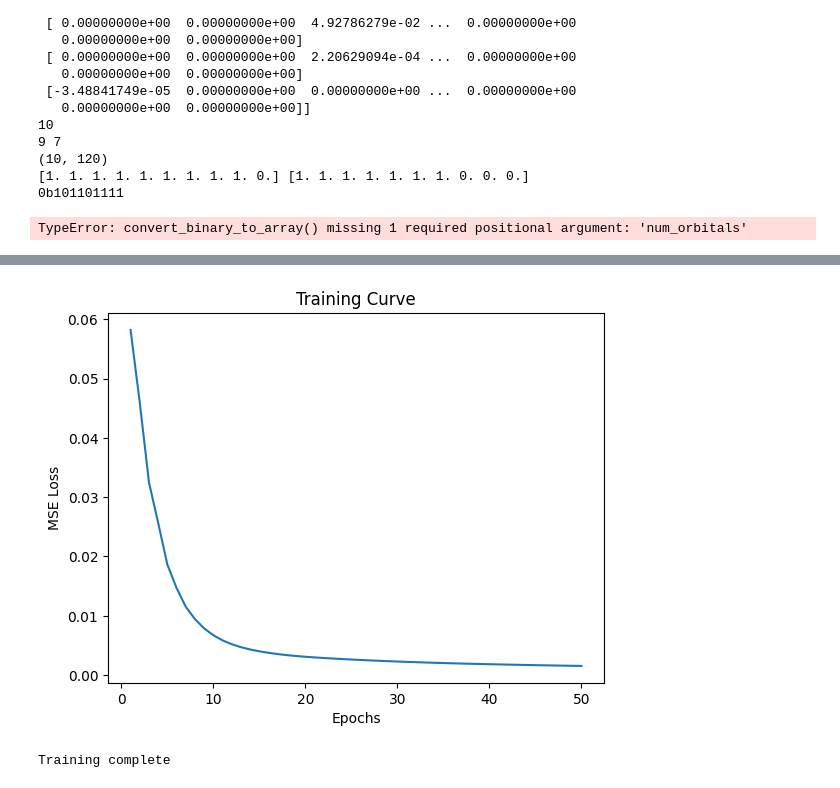
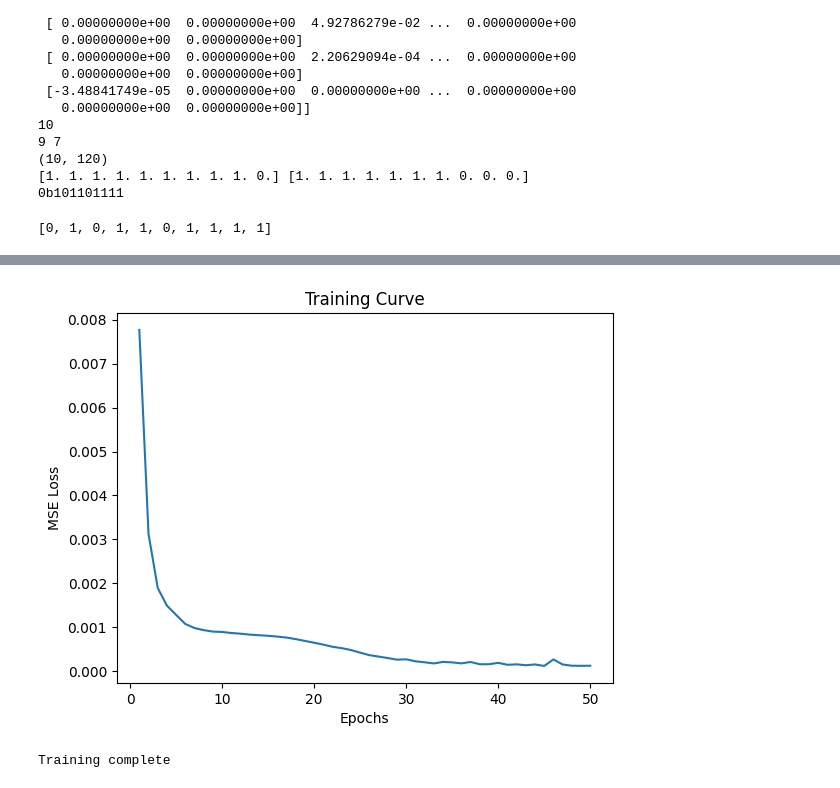
Before and after one commit to nickirk/tc-nqs-preview, a Jupyter notebook: MLP.ipynb, the cells around one changed output, grey strips where cells are left out. Drawn from its saved outputs; the diff is of its cells as text; code cells hidden in the pictures.

Commit message:
Error fixed - if statement. New Error - Model not really training

```diff
--- a/MLP.ipynb
+++ b/MLP.ipynb
@@ -92,11 +92,11 @@ def convert_binary_to_array(strfil, num_orbitals):
     return result_array
 
 # Test the function
-binary_str = "0b11101111"
-result = convert_binary_to_array(bin(stra))
-print(result)
+# binary_str = "0b11101111"
+# result = convert_binary_to_array(stra,10)
+# print(result)
 # %% [output]
-TypeError: convert_binary_to_array() missing 1 required positional argument: 'num_orbitals'
+[0, 1, 0, 1, 1, 0, 1, 1, 1, 1]
 # %%
 from itertools import combinations
 from jax import numpy as jnp
@@ -207,7 +207,7 @@ def main():
 
     # Training loop
     num_epochs = 50
-    batch_size = 100
+    batch_size = 1
     train_losses = []
 
     for epoch in range(num_epochs):
@@ -253,4 +253,4 @@ Epoch 50, Loss: 0.0015519880689680576
-[figure, old version]
+[figure, new version]
 Training complete
 # %%
 class BACKFLOW(nn.Module):
```
Also changed, not shown: parts of 6 cells of this notebook.
